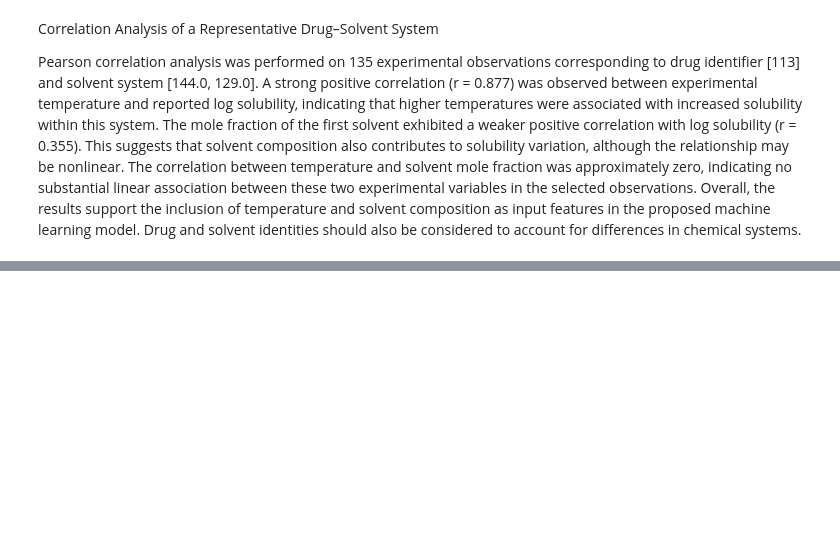
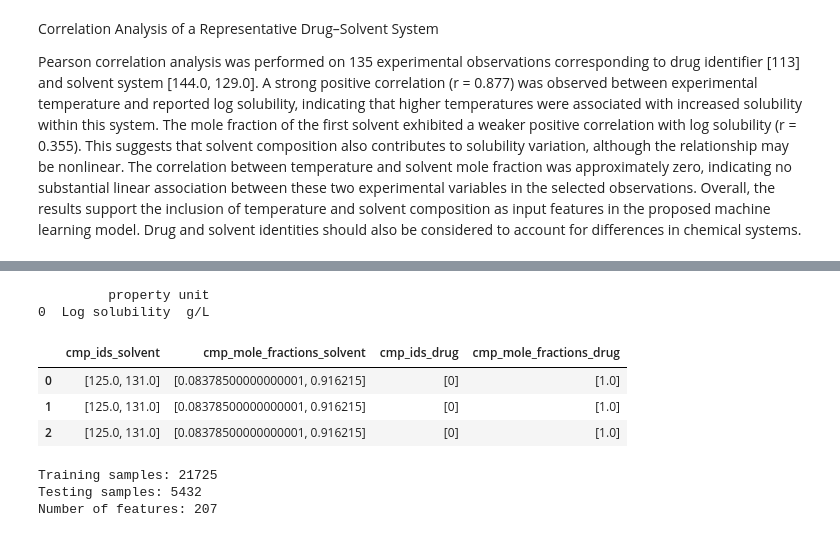
Before and after one commit to nami-nia/CHE1147-Data-Science-Project, a Jupyter notebook: CheMixHub_EDA_Cleaning.ipynb, the cells around one changed output, grey strips where cells are left out. Saved outputs shown, nothing was run; the diff lists cells and outputs as text; code cells hidden in the pictures; blank space fills up the shorter version.

```diff
--- a/CheMixHub_EDA_Cleaning.ipynb
+++ b/CheMixHub_EDA_Cleaning.ipynb
@@ -1763,0 +2275,54 @@ print("\nFinal dataset and outlier policy report saved.")
+# %%
+print(final_data[["property", "unit"]].drop_duplicates())
+
+display(final_data[
+    ["cmp_ids_solvent", "cmp_mole_fractions_solvent",
+     "cmp_ids_drug", "cmp_mole_fractions_drug"]
+].head(3))
+# %% [output]
+         property unit
+0  Log solubility  g/L
+|  | cmp_ids_solvent | cmp_mole_fractions_solvent | cmp_ids_drug | cmp_mole_fractions_drug |
+| 0 | [125.0, 131.0] | [0.08378500000000001, 0.916215] | [0] | [1.0] |
+| 1 | [125.0, 131.0] | [0.08378500000000001, 0.916215] | [0] | [1.0] |
+| 2 | [125.0, 131.0] | [0.08378500000000001, 0.916215] | [0] | [1.0] |
+# %%
+import ast
+from sklearn.feature_extraction import DictVectorizer
+from sklearn.model_selection import train_test_split
+
+# Use Niya's cleaned dataset
+model_rows = []
+
+for _, row in final_data.iterrows():
+    features = {"temperature": row["Temperature, K"]}
+
+    solvent_ids = ast.literal_eval(row["cmp_ids_solvent"])
+    solvent_fractions = ast.literal_eval(row["cmp_mole_fractions_solvent"])
+    drug_ids = ast.literal_eval(row["cmp_ids_drug"])
+
+    for sid, fraction in zip(solvent_ids, solvent_fractions):
+        features[f"solvent_{sid}"] = fraction
+
+    for did in drug_ids:
+        features[f"drug_{did}"] = 1
+
+    model_rows.append(features)
+
+# Convert features to numerical format
+vectorizer = DictVectorizer(sparse=True)
+X = vectorizer.fit_transform(model_rows)
+y = final_data["value"].to_numpy()
+
+# Split into training and testing datasets
+X_train, X_test, y_train, y_test = train_test_split(
+    X, y, test_size=0.2, random_state=42
+)
+
+print("Training samples:", X_train.shape[0])
+print("Testing samples:", X_test.shape[0])
+print("Number of features:", X_train.shape[1])
+# %% [output]
+Training samples: 21725
+Testing samples: 5432
+Number of features: 207
```
Also changed, not shown: parts of 54 cells of this notebook.
